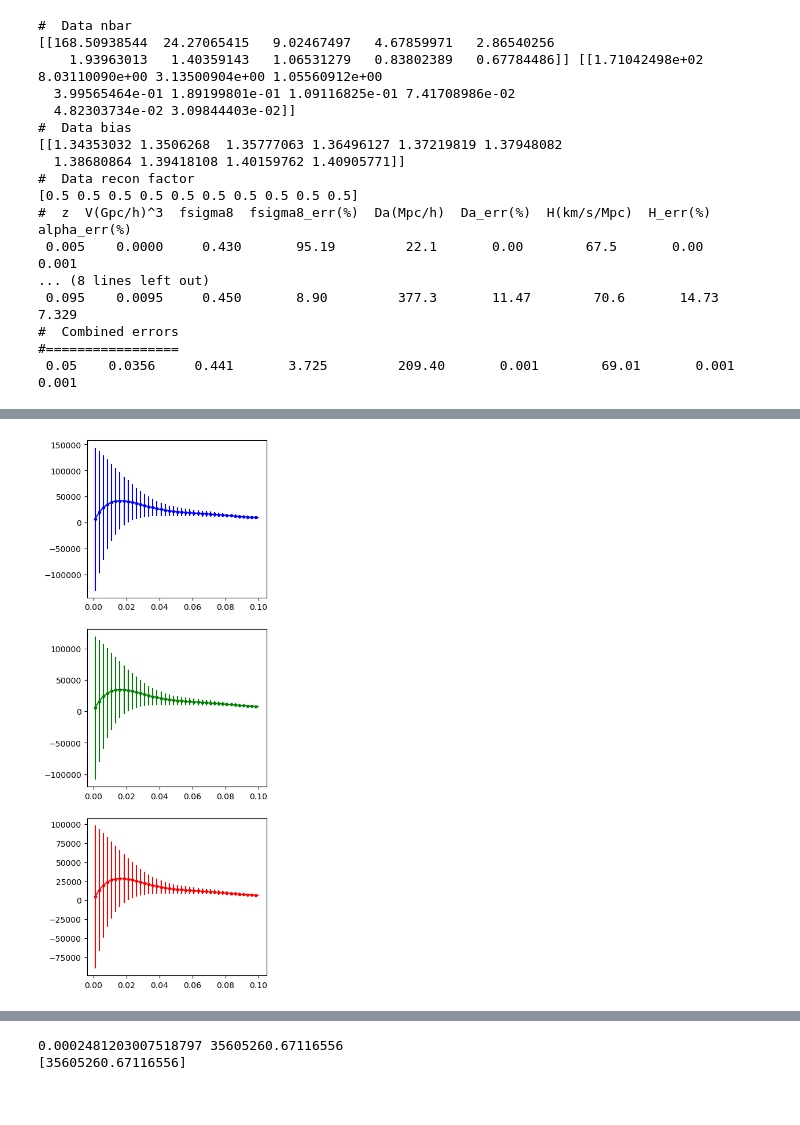
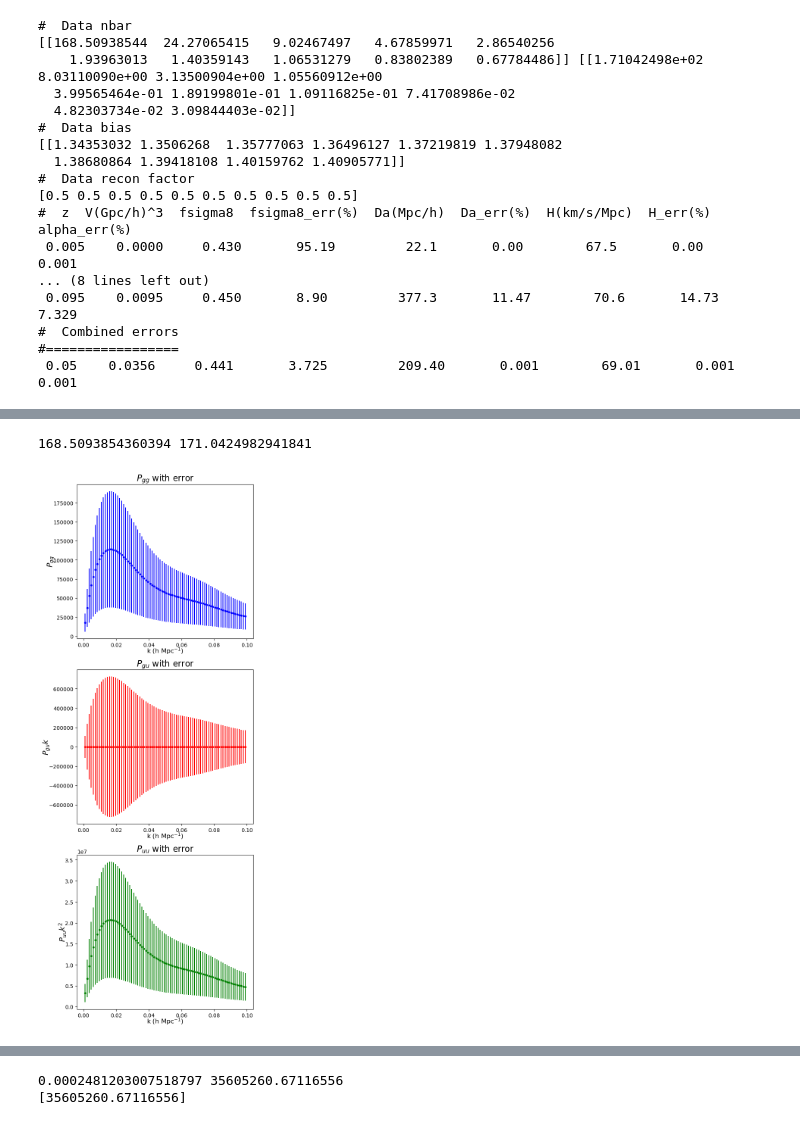
Before and after one commit to eh13913/Capstone-Project, a Jupyter notebook: Notebooks/Test2.ipynb, the cells around one changed output, grey strips where cells are left out. Cells and saved outputs as stored; diff of their text form; code cells hidden in the pictures.

```diff
--- a/Notebooks/Test2.ipynb
+++ b/Notebooks/Test2.ipynb
@@ -576,7 +566,7 @@ if __name__ == "__main__":
 from TackleBox import get_powerfx, get_inv_cov,get_inv_cov_un, compute_inv_cov,get_full_deriv,compute_deriv_alphas
 from scipy.interpolate import splrep, splev
 kvec = np.linspace(cosmo.kmin,cosmo.kmax,400)
-muvec = np.linspace(0,1,100)
+muvec = np.linspace(-1,1,200)
 pgg=np.zeros((len(kvec),len(muvec))) #400x100 array to contain value of pgg at each k and mu value
 pgu=np.zeros((len(kvec),len(muvec))) #400x100 array to contain value of pgu at each k and mu value
 puu=np.zeros((len(kvec),len(muvec))) #400x100 array to contain value of puu at each k and mu value
@@ -597,8 +587,7 @@ derPalpha = compute_deriv_alphas(cosmo,BAO_only=False)
 coords = [[kval, muval] for kval in kvec for muval in muvec]
 derPalphaval = np.array([
 derPalpha[i](coords).reshape(len(kvec), len(muvec)) * (cosmo.sigma8[0] / cosmo.sigma8[0]) ** 2
-for i in range(2)
-])
+for i in range(2)])
 # %%
 fval,zval,hval,nbarval,vbarval,pverr,vol,dk,da,sigmaval=cosmo.f[0],cosmo.z[0],cosmo.h[0],data.nbar[0,0],data.nbarz[0,0],data.pverr[0,0],cosmo.volume[0],kvec[1]-kvec[0],cosmo.da[0],cosmo.sigma8[0]
 # adjust power spectra # spline interp # also plotting monopole # instead of choosing mu, integrate over mu w no weighting
@@ -644,64 +601,41 @@ print(cov[1,1,:,:])
-# %%
-fval,zval,hval,nbarval,vbarval,pverr,vol,dk,da,sigmaval=cosmo.f[0],cosmo.z[0],cosmo.h[0],data.nbar[0,0],data.nbarz[0,0],data.pverr[0,0],cosmo.volume[0],kvec[1]-kvec[0],cosmo.da[0],cosmo.sigma8[0]
-dk=0.0025 # adjust power spectra # spline interp # also plotting monopole # instead of choosing mu, integrate over mu w no weighting
-# take pgg ij integrate over mu to get pgg i then pass that into cov matrix
-
-newkvec=np.arange(cosmo.kmin,cosmo.kmax,dk)
-pkval = splev(newkvec, cosmo.pk[0])
-kaiser = np.tile(data.bias[:, 0], (len(muvec), 1)).T + cosmo.f[0] * muvec ** 2
-
-pgge=np.zeros((len(newkvec),len(muvec))) #400x100 array to contain value of pgg at each k and mu value
-pgue=np.zeros((len(newkvec),len(muvec))) #400x100 array to contain value of pgu at each k and mu value
-puue=np.zeros((len(newkvec),len(muvec))) #400x100 array to contain value of puu at each k and mu value
-cove=np.zeros((3,3,len(newkvec),len(muvec))) # covariance info, 3x3 for Pgg Pgu Puu and then k and mu
-invcove=np.zeros((3,3,len(newkvec),len(muvec))) # inverse covariance info
-for i, kval in enumerate(newkvec):
-    for j, muval in enumerate(muvec):
-        pgge[i,j],pgue[i,j],puue[i,j]=get_powerfx(kval,muval,pkval[i],kaiser[:,j],fval,zval,hval)
-        cove[:,:,i,j],invcove[:,:,i,j]=get_inv_cov(pgge[i,j],pgue[i,j],puue[i,j],nbarval,vbarval,pverr,kval,vol,da,hval,dk)
-# %%
-import matplotlib.pyplot as plt
-p=3
-#factor=(2*np.pi**2)/(vol*kvec**2*dk)
-fig,axes=plt.subplots(3,1,figsize=(4,12))
-axes.flatten()
-axes[0].errorbar(newkvec,(pgge[:,p]),yerr=(np.sqrt(cove[0,0,:,p])),fmt='.',color='b')
-axes[0].plot(kvec,pgg[:,p],color='b')
-axes[1].errorbar(newkvec,(pgue[:,p])*newkvec,yerr=(np.sqrt(cove[1,1,:,p])*newkvec),fmt='.',color='g')
-axes[1].plot(kvec,pgu[:,p]*kvec,color='g')
-axes[2].errorbar(newkvec,((puue)[:,p])*newkvec**2,yerr=(np.sqrt(cove[2,2,:,p])*newkvec**2),fmt='.',color='r')
-axes[2].plot(kvec,puu[:,p]*kvec**2,color='r')
-plt.suptitle('Power spectrum')
-plt.show()
-# %% [output]
-[figure, removed]
+# %%
+print(nbarval,vbarval)
+# %% [output]
+168.5093854360394 171.0424982941841
 # %%
 import scipy.integrate
 results1=scipy.integrate.simps(pgg,muvec,axis=1)
 results2=scipy.integrate.simps(pgu,muvec,axis=1)
 results3=scipy.integrate.simps(puu,muvec,axis=1)
+import matplotlib.pyplot as plt
 fig,axes=plt.subplots(3,1,figsize=(6,18))
 axes.flatten()
-factor=(2*np.pi**2)/(vol*kval**2*dk)
+factor=(2*np.pi**2)/(vol*kval**2*(kvec[1]-kvec[0]))
 ps=pverr*da*hval
 cgg=factor*2*(results1+1/nbarval)**2
-cgu=(results1+1/nbarval)*(results3+ps**2/vbarval)+results2**2
-cuu=2*(results3+ps**2/vbarval)**2
+cgu=factor*(results1+1/nbarval)*(results3+ps**2/vbarval)+results2**2
+cuu=factor*2*(results3+ps**2/vbarval)**2
+#axes[0].errorbar(kvec[::5],(results1*kvec)[::5],yerr=(np.sqrt(cgg)*kvec)[::5],fmt='.',color='b')
 axes[0].errorbar(kvec[::5],results1[::5],yerr=np.sqrt(cgg)[::5],fmt='.',color='b')
 axes[1].errorbar(kvec[::5],(results2*kvec)[::5],yerr=(np.sqrt(cgu)*kvec)[::5],fmt='.',color='r')
 axes[2].errorbar(kvec[::5],(results3*kvec**2)[::5],yerr=(np.sqrt(cuu)*kvec**2)[::5],fmt='.',color='g')
-axes[0].plot(kvec,results1,color='b')
-axes[1].plot(kvec,results2*kvec,color='r')
-axes[2].plot(kvec,results3*kvec**2,color='g')
+#axes[0].plot(kvec,results1,color='b')
+#axes[1].plot(kvec,results2*kvec,color='r')
+#axes[2].plot(kvec,results3*kvec**2,color='g')
 axes[0].set_title('$P_{gg}$ with error',fontsize=16)
 axes[1].set_title('$P_{gu}$ with error',fontsize=16)
 axes[2].set_title('$P_{uu}$ with error',fontsize=16)
 axes[0].set_xlabel('k (h Mpc$^{-1}$)',fontsize=12,labelpad=-3)
 axes[1].set_xlabel('k (h Mpc$^{-1}$)',fontsize=12,labelpad=-3)
 axes[2].set_xlabel('k (h Mpc$^{-1}$)',fontsize=12,labelpad=-3)
 axes[0].set_ylabel('$P_{gg}$',fontsize=14,labelpad=-5)
 axes[1].set_ylabel('$P_{gu}k$',fontsize=14,labelpad=-5)
 axes[2].set_ylabel('$P_{uu}k^2$',fontsize=14,labelpad=-5)
 path = '../Figures/FinalPower.png'
-plt.savefig(path, dpi=300,bbox_inches='tight')
-plt.close()
+plt.show()
+#plt.savefig(path, dpi=300,bbox_inches='tight')
+#plt.close()
+
+# number/sq degree /width of bin
+# %% [output]
+[figure, added]
```
Also changed, not shown: parts of 5 cells of this notebook, 3 other files.
